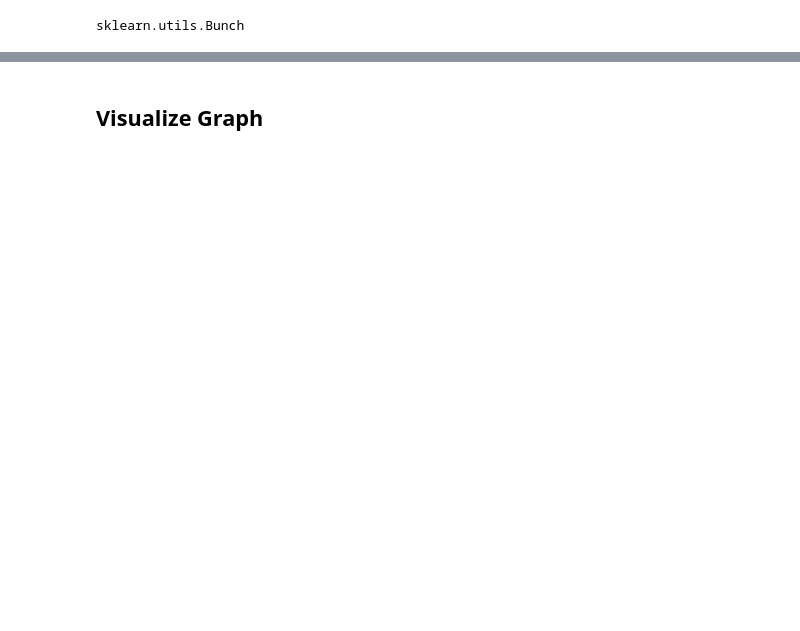
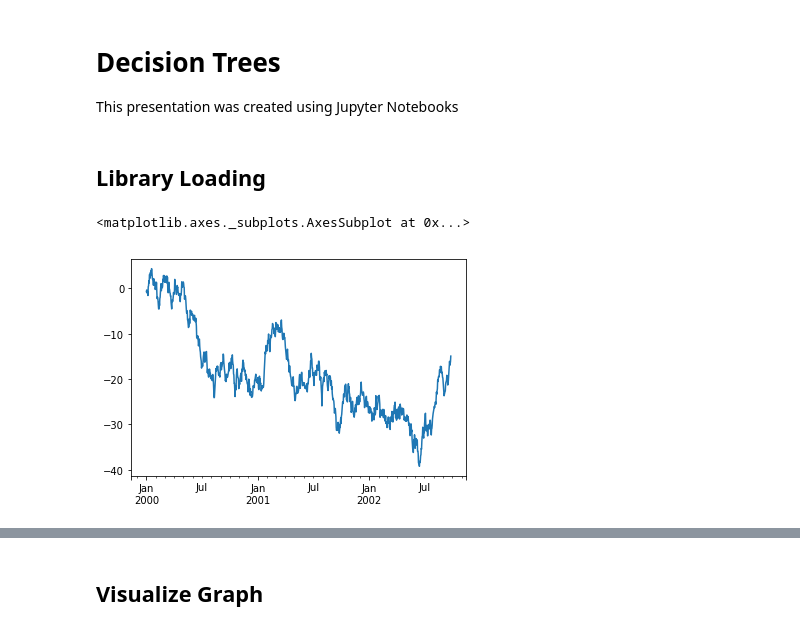
Before and after one commit to keanedawg/CS450_Main, a Jupyter notebook: Decision Trees.ipynb, the cells around one changed output, grey strips where cells are left out. Saved outputs shown, nothing was run; the diff lists cells and outputs as text; code cells hidden in the pictures; blank space fills up the shorter version.

Commit message:
Created Jupyter File for presentation

```diff
--- a/Decision Trees.ipynb
+++ b/Decision Trees.ipynb
@@ -103,6 +1,30 @@ clf = clf.fit(iris.data, iris.target)
-# %%
-iris = load_iris()
-#iris = pp_iris(iris)
-type(iris)
-# %% [output]
-sklearn.utils.Bunch
+# %% [markdown]
+# Decision Trees
+
+This presentation was created using Jupyter Notebooks
+# %% [markdown]
+## Library Loading
+# %%
+import pandas as pd
+from sklearn import datasets
+import numpy as np
+import graphviz
+import matplotlib
+import matplotlib.pyplot as plt
+from sklearn.naive_bayes import GaussianNB
+from sklearn.neighbors import KDTree
+from sklearn.neighbors import KNeighborsClassifier
+from sklearn.neighbors import KNeighborsClassifier
+from sklearn.neighbors import KNeighborsRegressor
+from sklearn.model_selection import train_test_split
+from sklearn.model_selection import KFold, cross_val_score
+from sklearn.model_selection import cross_val_predict
+from sklearn import tree
+from sklearn.datasets import load_iris
+
+ts = pd.Series(np.random.randn(1000), index=pd.date_range('1/1/2000', periods=1000))
+ts = ts.cumsum()
+ts.plot()
+# %% [output]
+<matplotlib.axes._subplots.AxesSubplot at 0x...>
+[figure, added]
```
Also changed, not shown: parts of 15 cells of this notebook.
